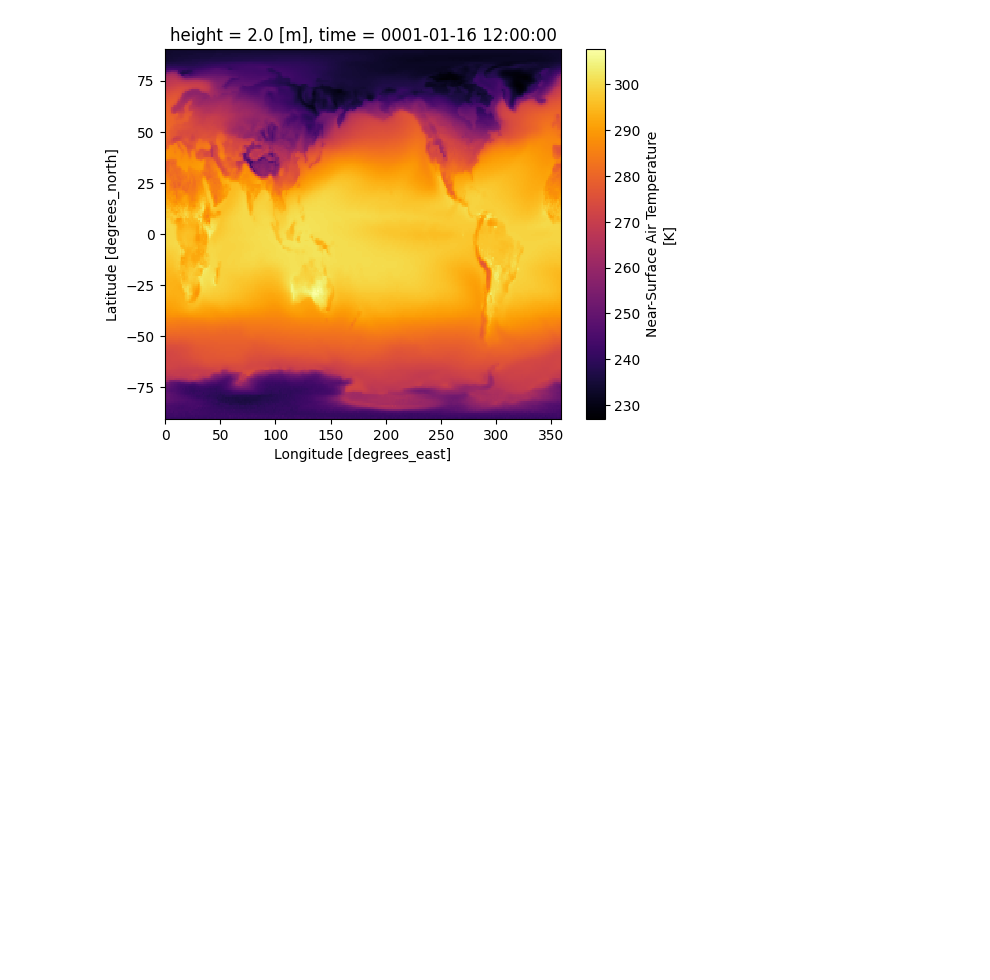
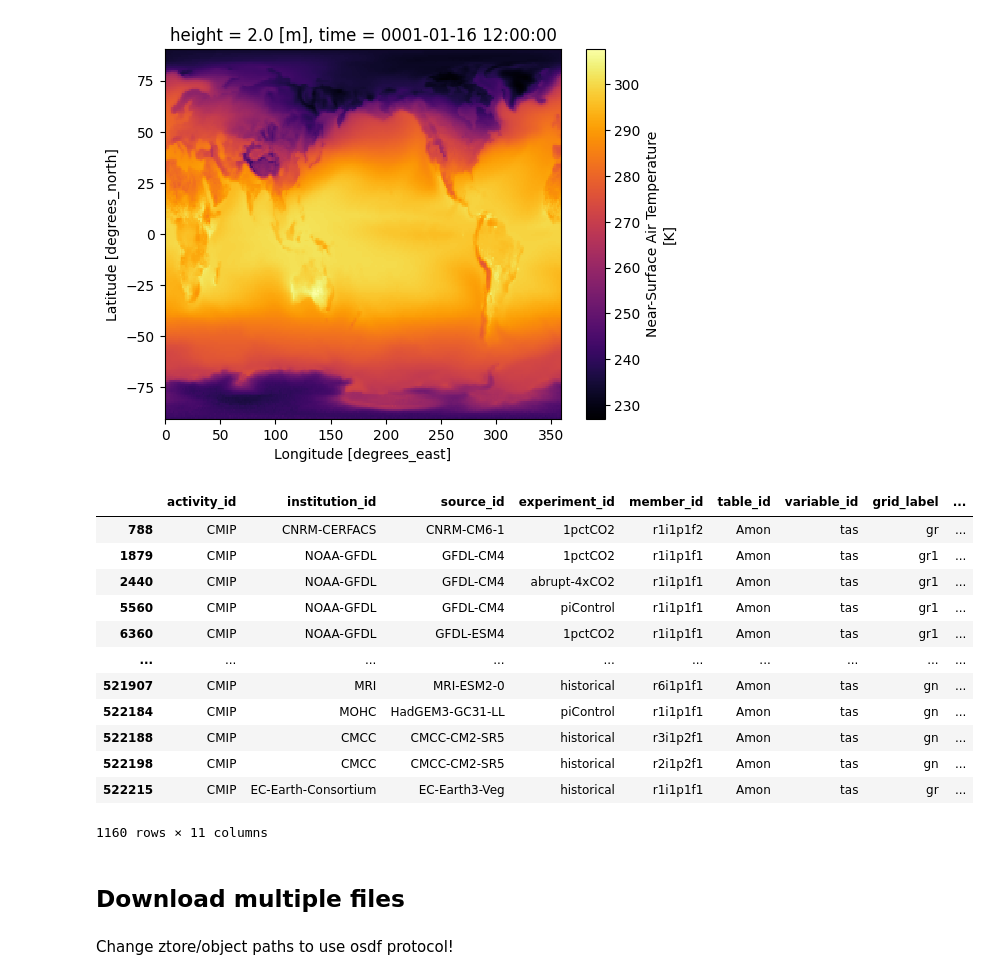
Before and after one commit to turetske/osdf_examples, a Jupyter notebook: notebooks/simple_aws_example.ipynb, the cells around one changed output. Drawn from its saved outputs; the diff is of its cells as text; code cells hidden in the pictures; blank space fills up the shorter version.

Commit message:
Add example to load multiple file

```diff
--- a/notebooks/simple_aws_example.ipynb
+++ b/notebooks/simple_aws_example.ipynb
@@ -258,3 +259,27 @@ CPU times: user 784 ms, sys: 369 ms, total: 1.15 s
 Wall time: 2.4 s
 <matplotlib.collections.QuadMesh at 0x...>
 [figure]
+# %%
+df        = pd.read_csv("https://cmip6-pds.s3.amazonaws.com/pangeo-cmip6.csv")
+df_subset = df.query("activity_id=='CMIP' & table_id=='Amon' & variable_id=='tas'")
+#
+# Replace 'tas' with 'tasmax' or 'tasmin' if you need `new' data that has not already been loaded to a cache
+df_subset
+# %% [output]
+|  | activity_id | institution_id | source_id | experiment_id | member_id | table_id | variable_id | grid_label | ... |
+| 788 | CMIP | CNRM-CERFACS | CNRM-CM6-1 | 1pctCO2 | r1i1p1f2 | Amon | tas | gr | ... |
+| 1879 | CMIP | NOAA-GFDL | GFDL-CM4 | 1pctCO2 | r1i1p1f1 | Amon | tas | gr1 | ... |
+| 2440 | CMIP | NOAA-GFDL | GFDL-CM4 | abrupt-4xCO2 | r1i1p1f1 | Amon | tas | gr1 | ... |
+| 5560 | CMIP | NOAA-GFDL | GFDL-CM4 | piControl | r1i1p1f1 | Amon | tas | gr1 | ... |
+| 6360 | CMIP | NOAA-GFDL | GFDL-ESM4 | 1pctCO2 | r1i1p1f1 | Amon | tas | gr1 | ... |
+| ... | ... | ... | ... | ... | ... | ... | ... | ... | ... |
+| 521907 | CMIP | MRI | MRI-ESM2-0 | historical | r6i1p1f1 | Amon | tas | gn | ... |
+| 522184 | CMIP | MOHC | HadGEM3-GC31-LL | piControl | r1i1p1f1 | Amon | tas | gn | ... |
+| 522188 | CMIP | CMCC | CMCC-CM2-SR5 | historical | r3i1p2f1 | Amon | tas | gn | ... |
+| 522198 | CMIP | CMCC | CMCC-CM2-SR5 | historical | r2i1p2f1 | Amon | tas | gn | ... |
+| 522215 | CMIP | EC-Earth-Consortium | EC-Earth3-Veg | historical | r1i1p1f1 | Amon | tas | gr | ... |
+1160 rows × 11 columns
+# %% [markdown]
+## Download multiple files
+# %% [markdown]
+Change ztore/object paths to use osdf protocol!
```
Also changed, not shown: parts of 5 cells of this notebook.
